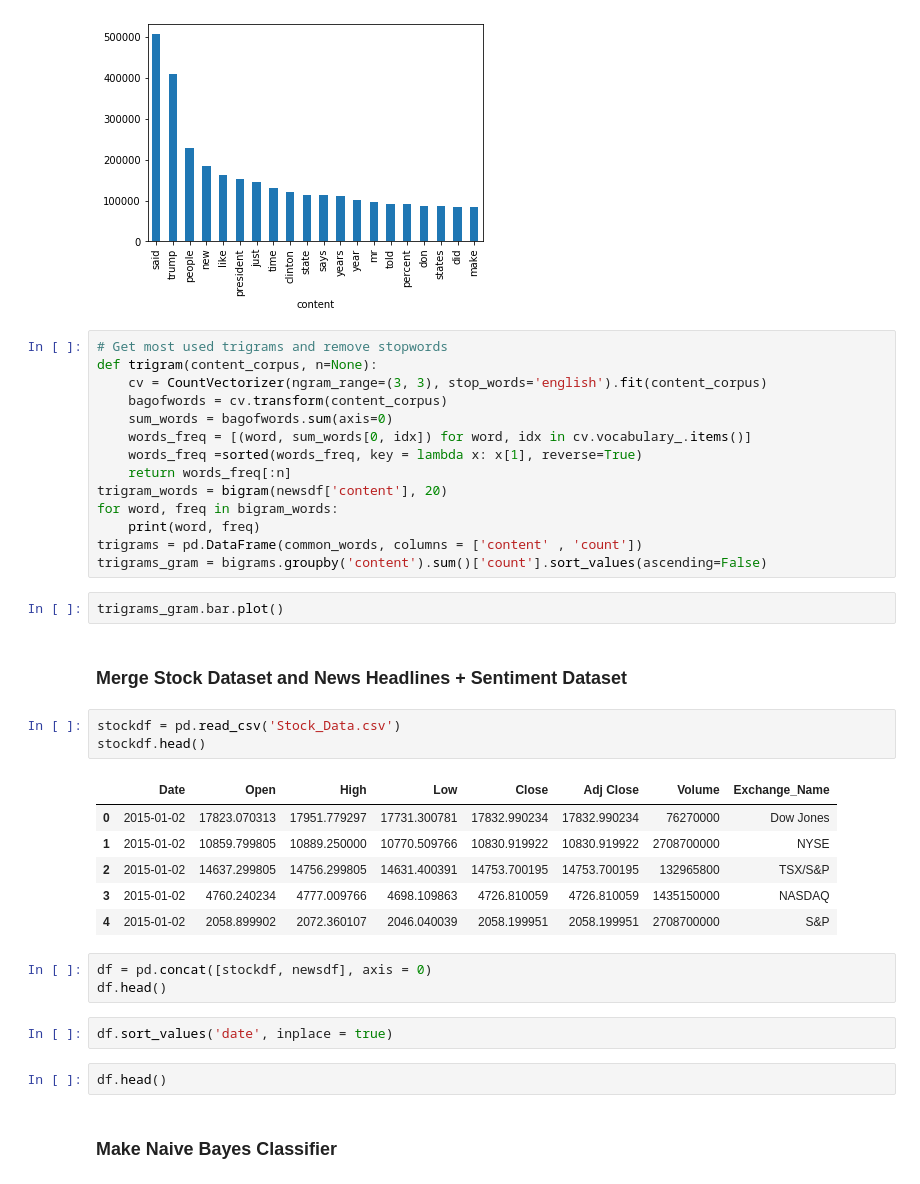
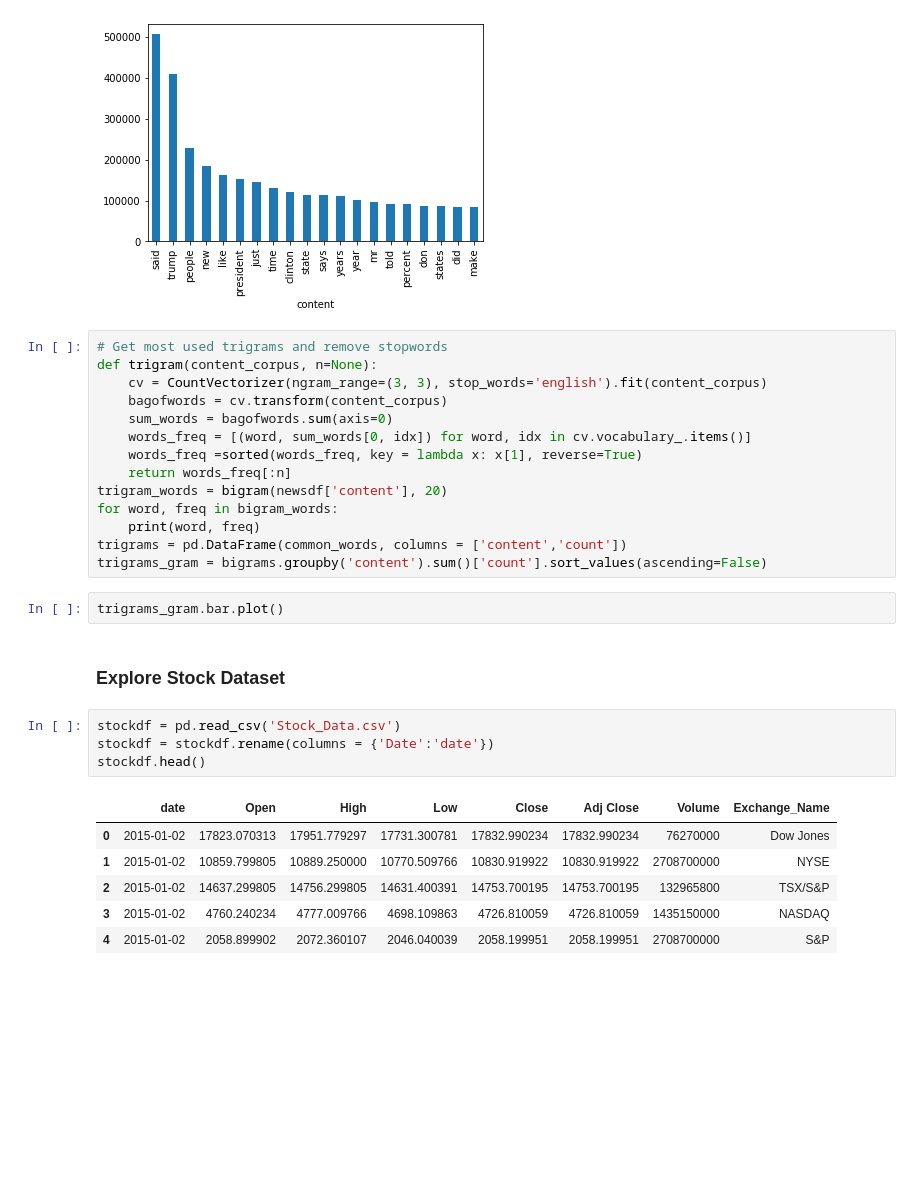
Before and after one commit to nicholas-wright/Ryerson-Capstone-Project, a Jupyter notebook: Initial Results/Exploratory Data Analysis Pt.2.ipynb, the cells around one changed output. Saved outputs shown, nothing was run; the diff lists cells and outputs as text; blank space fills up the shorter version.

```diff
--- a/Initial Results/Exploratory Data Analysis Pt.2.ipynb
+++ b/Initial Results/Exploratory Data Analysis Pt.2.ipynb
@@ -285,28 +330,20 @@ def trigram(content_corpus, n=None):
 trigram_words = bigram(newsdf['content'], 20)
 for word, freq in bigram_words:
     print(word, freq)
-trigrams = pd.DataFrame(common_words, columns = ['content' , 'count'])
+trigrams = pd.DataFrame(common_words, columns = ['content','count'])
 trigrams_gram = bigrams.groupby('content').sum()['count'].sort_values(ascending=False)
 # %%
 trigrams_gram.bar.plot()
 # %% [markdown]
-### Merge Stock Dataset and News Headlines + Sentiment Dataset
+### Explore Stock Dataset
 # %%
 stockdf = pd.read_csv('Stock_Data.csv')
+stockdf = stockdf.rename(columns = {'Date':'date'})
 stockdf.head()
 # %% [output]
-|  | Date | Open | High | Low | Close | Adj Close | Volume | Exchange_Name |
+|  | date | Open | High | Low | Close | Adj Close | Volume | Exchange_Name |
 | 0 | 2015-01-02 | 17823.070313 | 17951.779297 | 17731.300781 | 17832.990234 | 17832.990234 | 76270000 | Dow Jones |
 | 1 | 2015-01-02 | 10859.799805 | 10889.250000 | 10770.509766 | 10830.919922 | 10830.919922 | 2708700000 | NYSE |
 | 2 | 2015-01-02 | 14637.299805 | 14756.299805 | 14631.400391 | 14753.700195 | 14753.700195 | 132965800 | TSX/S&P |
 | 3 | 2015-01-02 | 4760.240234 | 4777.009766 | 4698.109863 | 4726.810059 | 4726.810059 | 1435150000 | NASDAQ |
 | 4 | 2015-01-02 | 2058.899902 | 2072.360107 | 2046.040039 | 2058.199951 | 2058.199951 | 2708700000 | S&P |
-# %%
-df = pd.concat([stockdf, newsdf], axis = 0)
-df.head()
-# %%
-df.sort_values('date', inplace = true)
-# %%
-df.head()
-# %% [markdown]
-### Make Naive Bayes Classifier
```
Also changed, not shown: parts of 29 cells of this notebook.
